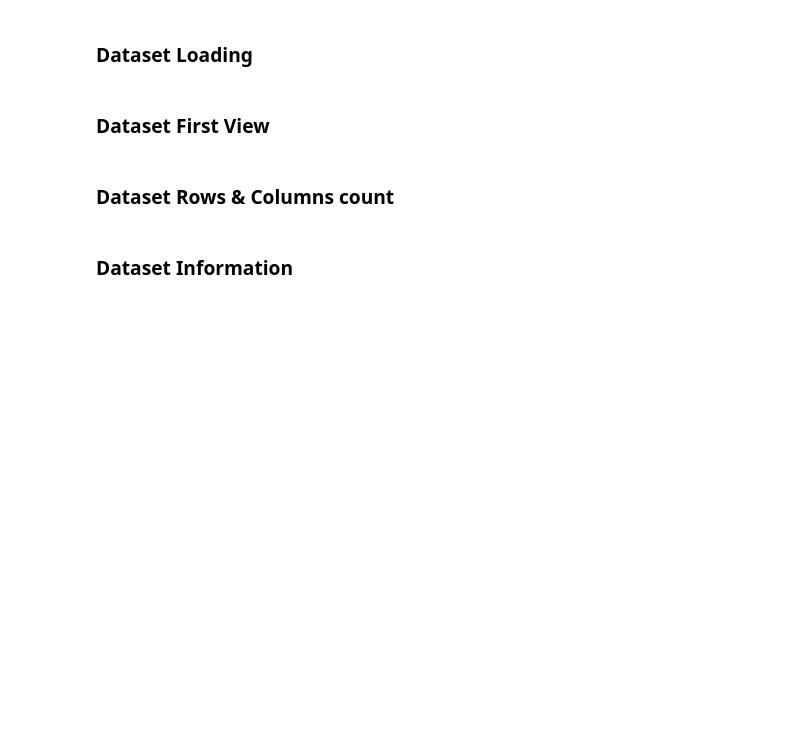
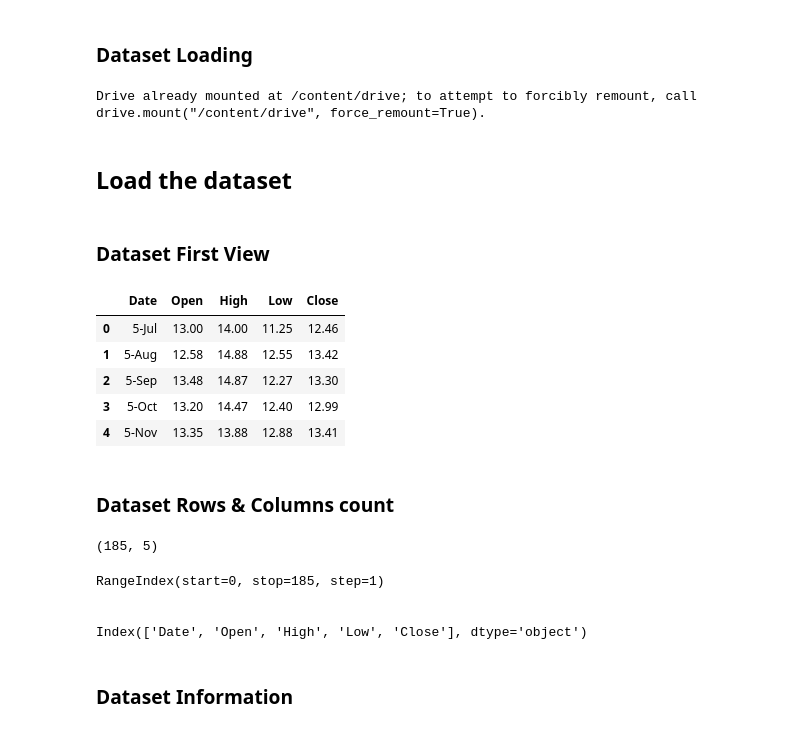
Before and after one commit to Aneel45/Yes_bank_stock_closing_price_detections, a Jupyter notebook: Yes_bank_stock_closing_price_detection_capstone_project.ipynb, the cells around one changed output. Cells and saved outputs as stored; diff of their text form; code cells hidden in the pictures; blank space fills up the shorter version.

```diff
--- a/Yes_bank_stock_closing_price_detection_capstone_project.ipynb
+++ b/Yes_bank_stock_closing_price_detection_capstone_project.ipynb
@@ -82,0 +105,7 @@ M - Multivariate Analysis
+# %%
+from google.colab import drive
+drive.mount('/content/drive')
+# %% [output]
+Drive already mounted at /content/drive; to attempt to forcibly remount, call drive.mount("/content/drive", force_remount=True).
+# %% [markdown]
+## **Load** the dataset
@@ -84,5 +116,13 @@ M - Multivariate Analysis
 ### Dataset First View
 # %%
 # Dataset First Look
+yes_bank_df.head()
+# %% [output]
+|  | Date | Open | High | Low | Close |
+| 0 | 5-Jul | 13.00 | 14.00 | 11.25 | 12.46 |
+| 1 | 5-Aug | 12.58 | 14.88 | 12.55 | 13.42 |
+| 2 | 5-Sep | 13.48 | 14.87 | 12.27 | 13.30 |
+| 3 | 5-Oct | 13.20 | 14.47 | 12.40 | 12.99 |
+| 4 | 5-Nov | 13.35 | 13.88 | 12.88 | 13.41 |
 # %% [markdown]
 ### Dataset Rows & Columns count
@@ -91,2 +129,17 @@ M - Multivariate Analysis
+# %%
+# Datset shape
+yes_bank_df.shape
+# %% [output]
+(185, 5)
+# %%
+#dataset row and columns count
+print(yes_bank_df.index)
+print('\n')
+print(yes_bank_df.columns)
+# %% [output]
+RangeIndex(start=0, stop=185, step=1)
+
+
+Index(['Date', 'Open', 'High', 'Low', 'Close'], dtype='object')
 # %% [markdown]
 ### Dataset Information
```
Also changed, not shown: parts of 21 cells of this notebook.
